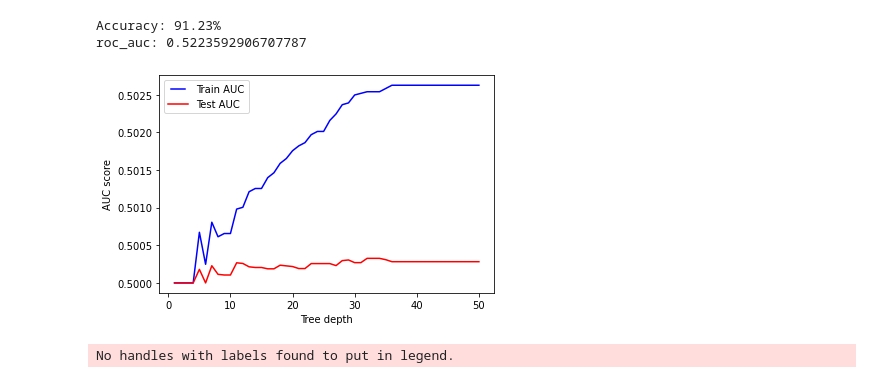
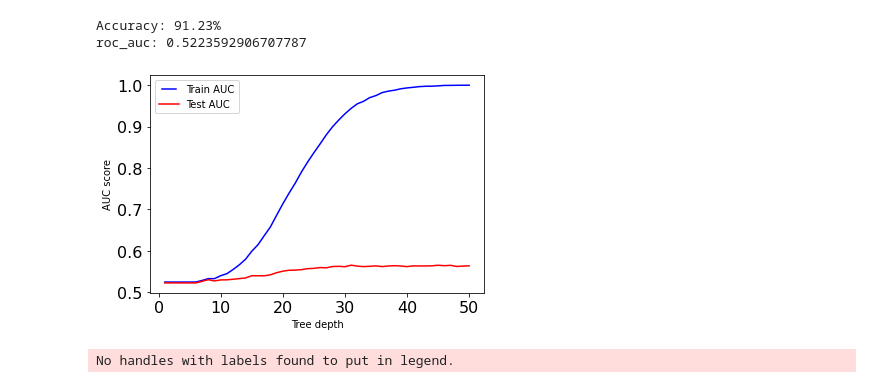
Before and after one commit to IreneZhou0129/IFT6758_m1, a Jupyter notebook: notebooks/m2_q6.ipynb, the cells around one changed output. Drawn from its saved outputs; the diff is of its cells as text; code cells hidden in the pictures.

```diff
--- a/notebooks/m2_q6.ipynb
+++ b/notebooks/m2_q6.ipynb
@@ -53,9 +53,9 @@ Accuracy: 91.23%
 roc_auc: 0.5223592906707787
 # %%
 # ref: https://medium.com/@mohtedibf/indepth-parameter-tuning-for-decision-tree-6753118a03c3
-def tree_tune_max_path(features=['Distance from Net']):
+def tree_tune_max_path():
 
-    X_train, X_test, y_train, y_test = train_test_split(X[features],
+    X_train, X_test, y_train, y_test = train_test_split(X,
                                                         y,
                                                         test_size=0.20,
                                                         random_state=50)
@@ -65,34 +65,34 @@ def tree_tune_max_path(features=['Distance from Net']):
     test_results = []
 
     for max_depth in max_depths:
         dt = DecisionTreeClassifier(max_depth=max_depth)
         dt.fit(X_train, y_train)
         train_pred = dt.predict(X_train)
 
         false_positive_rate, true_positive_rate, thresholds = roc_curve(y_train, train_pred)
         roc_auc = auc(false_positive_rate, true_positive_rate)
 
         # Add auc score to previous train results
         train_results.append(roc_auc)
         y_pred = dt.predict(X_test)
         false_positive_rate, true_positive_rate, thresholds = roc_curve(y_test, y_pred)
         roc_auc = auc(false_positive_rate, true_positive_rate)
 
 
         # Add auc score to previous test results
         test_results.append(roc_auc)
 
     from matplotlib.legend_handler import HandlerLine2D
     line1, = plt.plot(max_depths, train_results, 'b', label="Train AUC")
     line2, = plt.plot(max_depths, test_results, 'r', label="Test AUC")
 
     plt.legend(handler_map={line1: HandlerLine2D(numpoints=2)})
     plt.ylabel('AUC score')
     plt.xlabel('Tree depth')
     plt.show()
 tree_tune_max_path()
 # %% [output]
-[figure, old version]
+[figure, new version]
 # %%
 plot_models(X,y,'decision_tree')
 # %% [output]
```
Also changed, not shown: parts of 1 cell of this notebook, 1 other file.
